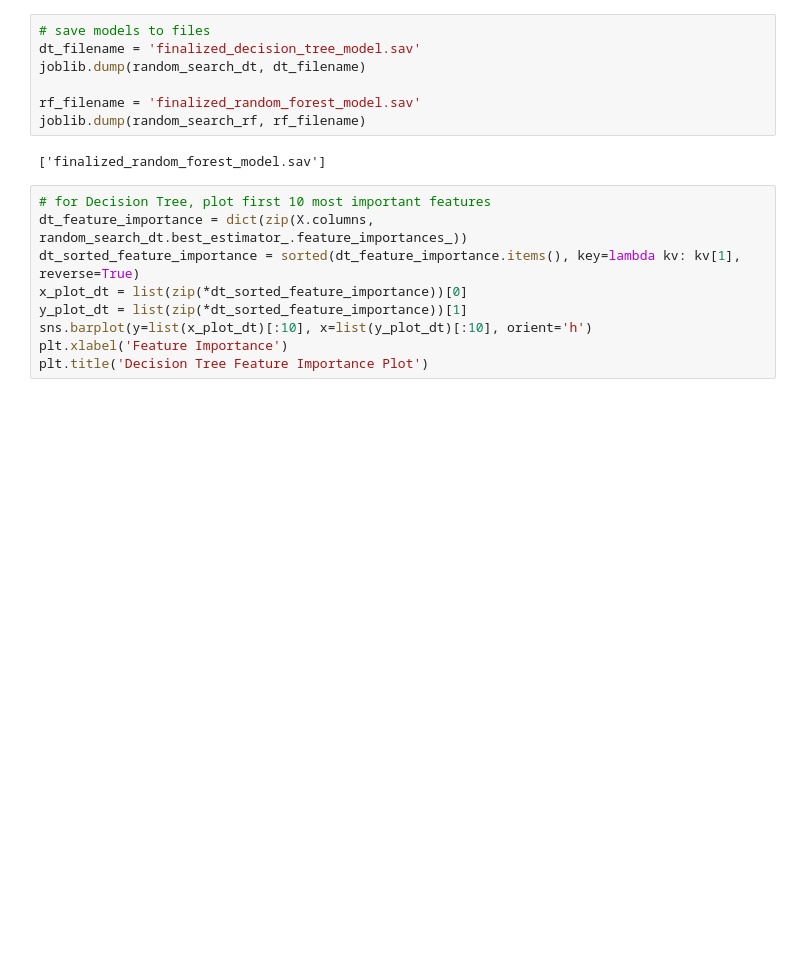
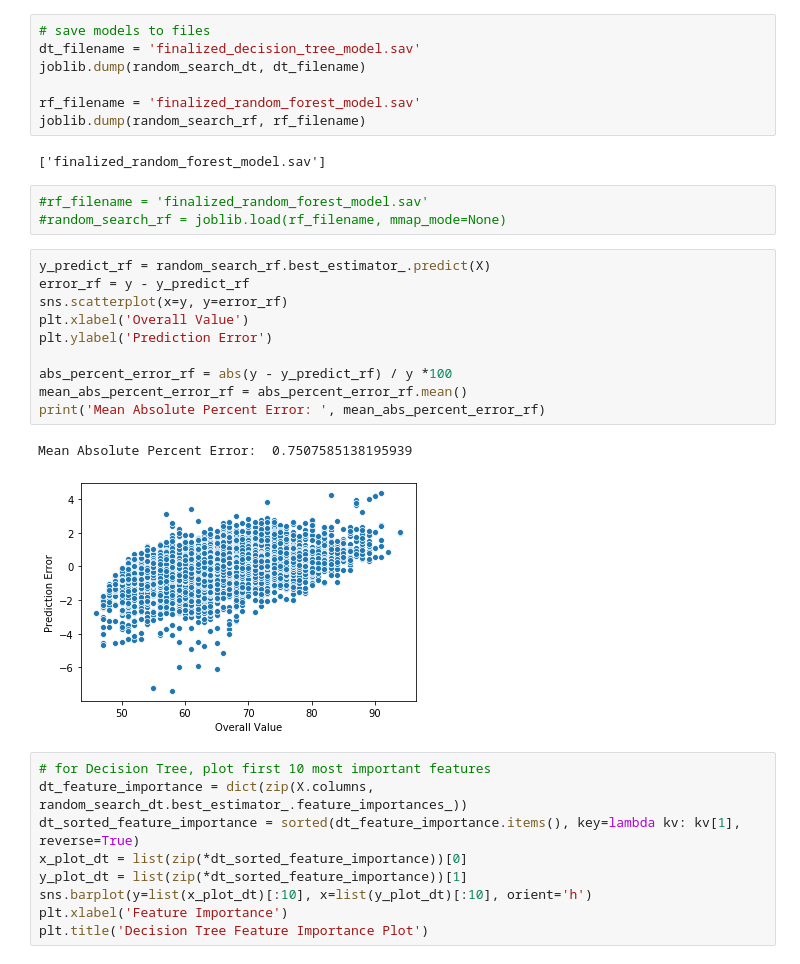
Before and after one commit to ojinhxd/Git-learning, a Jupyter notebook: Capstone_1/capstone1.ipynb, the cells around one changed output. Cells and saved outputs as stored; diff of their text form; blank space fills up the shorter version.

```diff
--- a/Capstone_1/capstone1.ipynb
+++ b/Capstone_1/capstone1.ipynb
@@ -514,6 +514,22 @@ rf_filename = 'finalized_random_forest_model.sav'
 joblib.dump(random_search_rf, rf_filename)
 # %% [output]
 ['finalized_random_forest_model.sav']
+# %%
+#rf_filename = 'finalized_random_forest_model.sav'
+#random_search_rf = joblib.load(rf_filename, mmap_mode=None)
+# %%
+y_predict_rf = random_search_rf.best_estimator_.predict(X)
+error_rf = y - y_predict_rf
+sns.scatterplot(x=y, y=error_rf)
+plt.xlabel('Overall Value')
+plt.ylabel('Prediction Error')
+
+abs_percent_error_rf = abs(y - y_predict_rf) / y *100
+mean_abs_percent_error_rf = abs_percent_error_rf.mean()
+print('Mean Absolute Percent Error: ', mean_abs_percent_error_rf)
+# %% [output]
+Mean Absolute Percent Error:  0.7507585138195939
+[figure, added]
 # %%
 # for Decision Tree, plot first 10 most important features
 dt_feature_importance = dict(zip(X.columns, random_search_dt.best_estimator_.feature_importances_))
```
Also changed, not shown: parts of 6 cells of this notebook.
